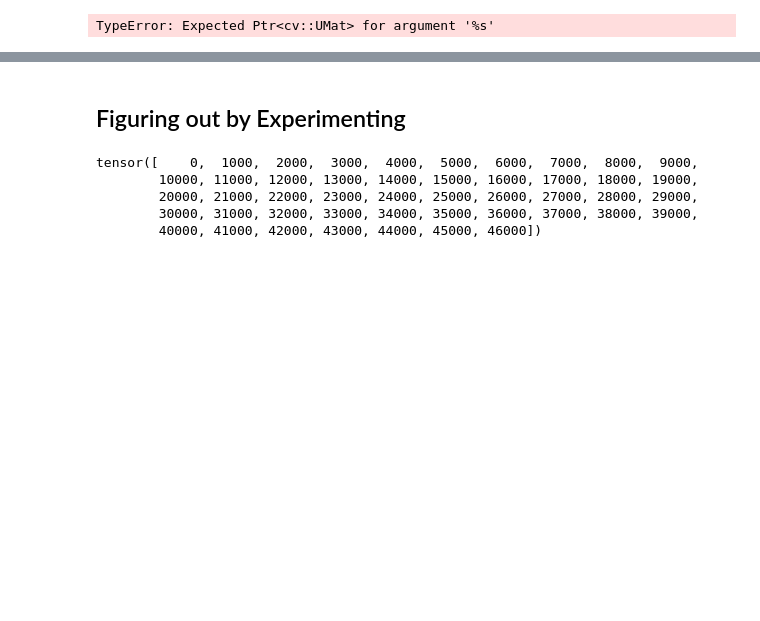
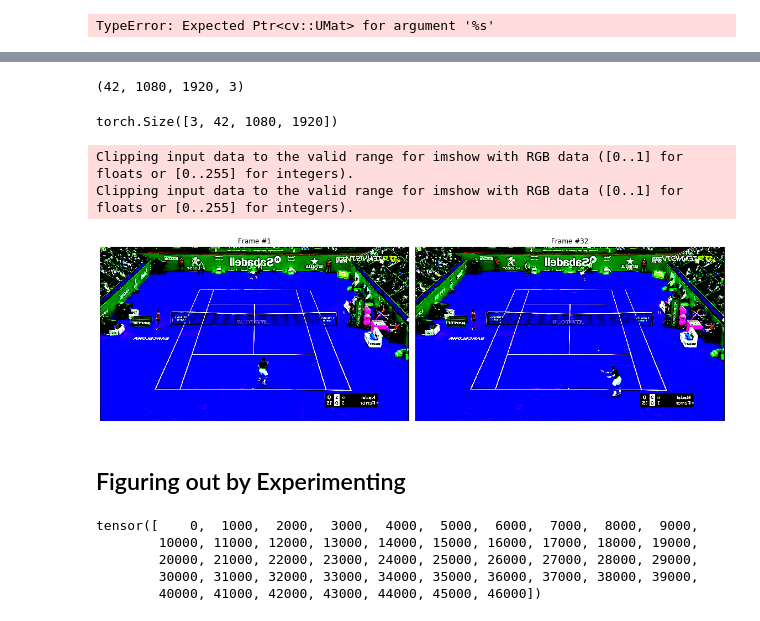
Before and after one commit to rsomani95/video-classification, a Jupyter notebook: notebooks/understanding-the-pieces.ipynb, the cells around one changed output, grey strips where cells are left out. Drawn from its saved outputs; the diff is of its cells as text; code cells hidden in the pictures; blank space fills up the shorter version.

```diff
--- a/notebooks/understanding-the-pieces.ipynb
+++ b/notebooks/understanding-the-pieces.ipynb
@@ -445,3 +592,36 @@ torch.Size([32, 900, 1600, 3])
+# %%
+def aug_video(vid, tfms):
+    seed = random.randint(0,99999)
+    vid = vid.permute(1,2,3,0) # added line of code
+    aug_vid = []
+    for x in vid:
+        random.seed(seed)
+        aug_vid.append((tfms(image = np.asarray(x)))['image'])
+    return torch.from_numpy(np.stack(aug_vid)).permute(3,0,1,2)
+# %%
+def combine_tfms(vid, tfms_torch, tfms_albu):
+    if not isinstance(vid, torch.Tensor): vid = torch.from_numpy(vid)
+    return aug_video(tfms_torch(vid), tfms_albu)
+# %%
+tfms_albu = A.Compose([
+    A.HorizontalFlip(p=1),
+    A.ChannelShuffle(p=1)
+])
+# %%
+vid.shape
+# %% [output]
+(42, 1080, 1920, 3)
+# %%
+combined = combine_tfms(vid, tfms_torch, tfms_albu)
+combined.shape
+# %% [output]
+torch.Size([3, 42, 1080, 1920])
+# %%
+plot_adjacent(combined.permute(1,2,3,0), figsize=(16,10))
+# %% [output]
+Clipping input data to the valid range for imshow with RGB data ([0..1] for floats or [0..255] for integers).
+Clipping input data to the valid range for imshow with RGB data ([0..1] for floats or [0..255] for integers).
+[figure, added]
 # %% [markdown]
 ## Figuring out by Experimenting
 # %%
```
Also changed, not shown: parts of 48 cells of this notebook.
